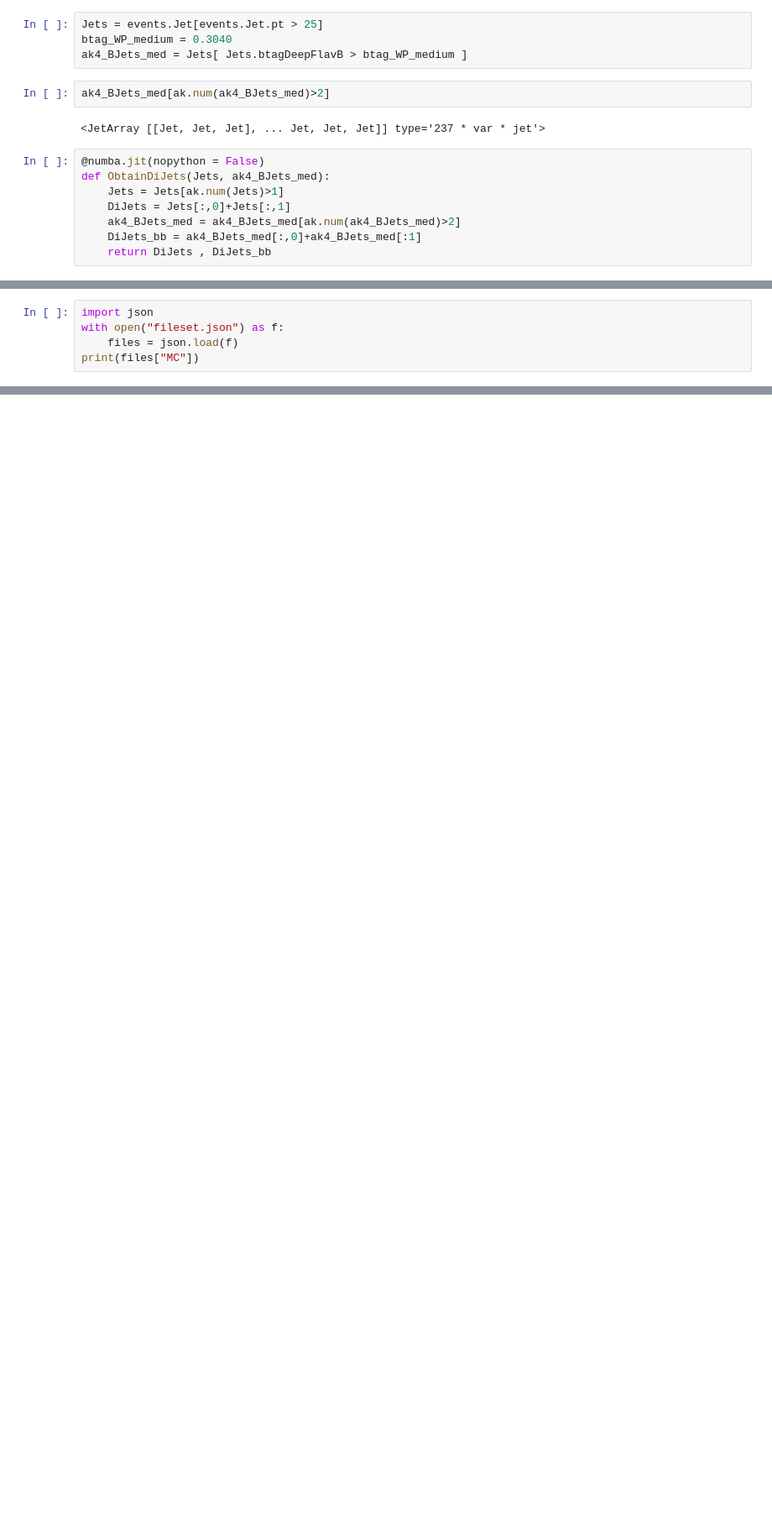
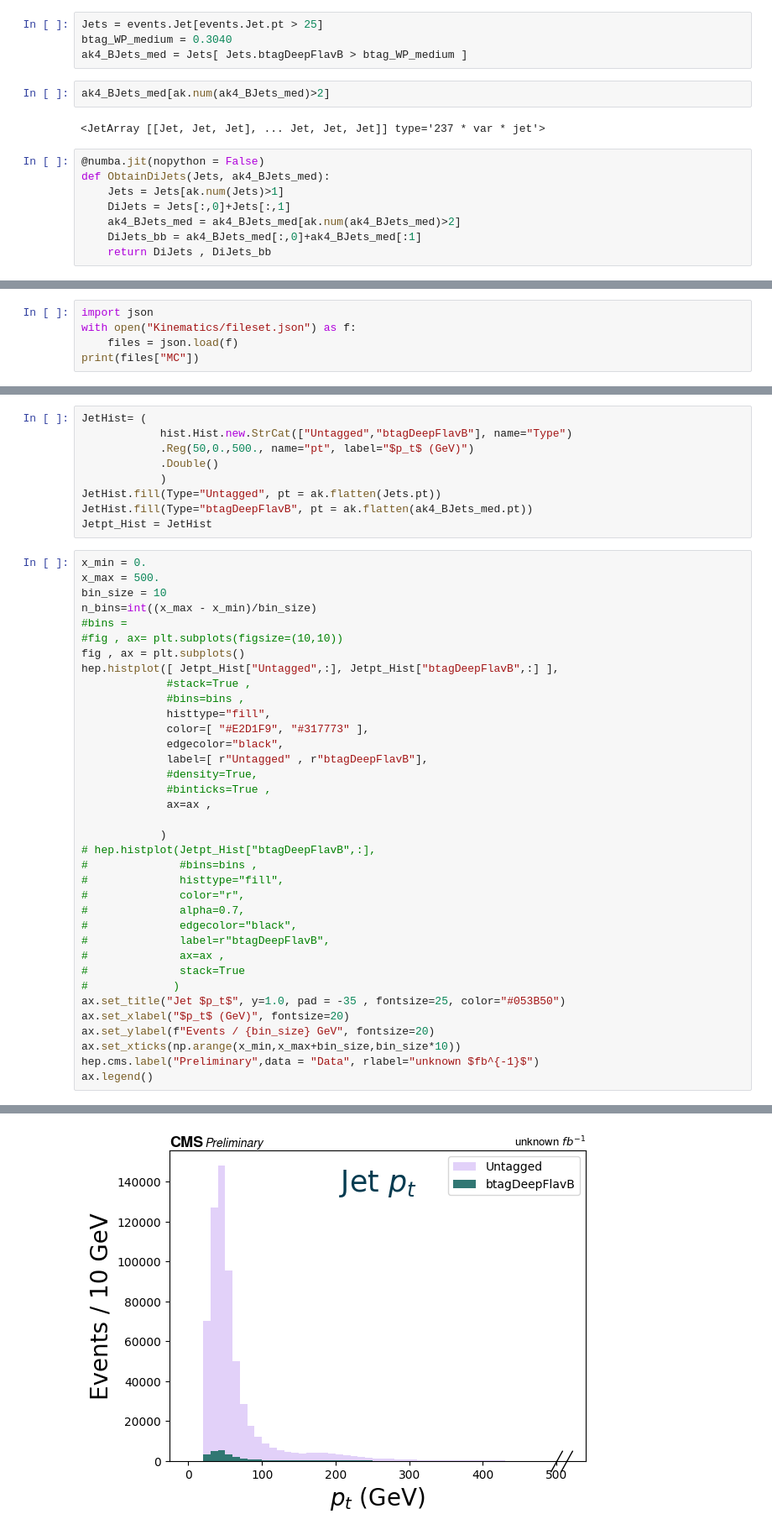
Before and after one commit to prayagyadav/MonoHiggstobb, a Jupyter notebook: Preliminary_Plots.ipynb, the cells around one changed output, grey strips where cells are left out. Shown at 84% size. Cells and saved outputs as stored; diff of their text form; blank space fills up the shorter version.

```diff
--- a/Preliminary_Plots.ipynb
+++ b/Preliminary_Plots.ipynb
@@ -84,6 +101,6 @@ DiJets.mass
 # %%
 import json
-with open("fileset.json") as f:
+with open("Kinematics/fileset.json") as f:
     files = json.load(f)
 print(files["MC"])
 # %% [output]
@@ -90,0 +108,46 @@ print(files["MC"])
+# %%
+JetHist= (
+            hist.Hist.new.StrCat(["Untagged","btagDeepFlavB"], name="Type")
+            .Reg(50,0.,500., name="pt", label="$p_t$ (GeV)")
+            .Double()
+            )
+JetHist.fill(Type="Untagged", pt = ak.flatten(Jets.pt))
+JetHist.fill(Type="btagDeepFlavB", pt = ak.flatten(ak4_BJets_med.pt))
+Jetpt_Hist = JetHist
+# %%
+x_min = 0.
+x_max = 500.
+bin_size = 10
+n_bins=int((x_max - x_min)/bin_size)
+#bins =
+#fig , ax= plt.subplots(figsize=(10,10))
+fig , ax = plt.subplots()
+hep.histplot([ Jetpt_Hist["Untagged",:], Jetpt_Hist["btagDeepFlavB",:] ],
+             #stack=True ,
+             #bins=bins ,
+             histtype="fill",
+             color=[ "#E2D1F9", "#317773" ],
+             edgecolor="black",
+             label=[ r"Untagged" , r"btagDeepFlavB"],
+             #density=True,
+             #binticks=True ,
+             ax=ax ,
+
+            )
+# hep.histplot(Jetpt_Hist["btagDeepFlavB",:],
+#              #bins=bins ,
+#              histtype="fill",
+#              color="r",
+#              alpha=0.7,
+#              edgecolor="black",
+#              label=r"btagDeepFlavB",
+#              ax=ax ,
+#              stack=True
+#             )
+ax.set_title("Jet $p_t$", y=1.0, pad = -35 , fontsize=25, color="#053B50")
+ax.set_xlabel("$p_t$ (GeV)", fontsize=20)
+ax.set_ylabel(f"Events / {bin_size} GeV", fontsize=20)
+ax.set_xticks(np.arange(x_min,x_max+bin_size,bin_size*10))
+hep.cms.label("Preliminary",data = "Data", rlabel="unknown $fb^{-1}$")
+ax.legend()
+# %% [output]
@@ -90,0 +155 @@ print(files["MC"])
+[figure, added]
```
Also changed, not shown: parts of 3 cells of this notebook, 1 other file.
